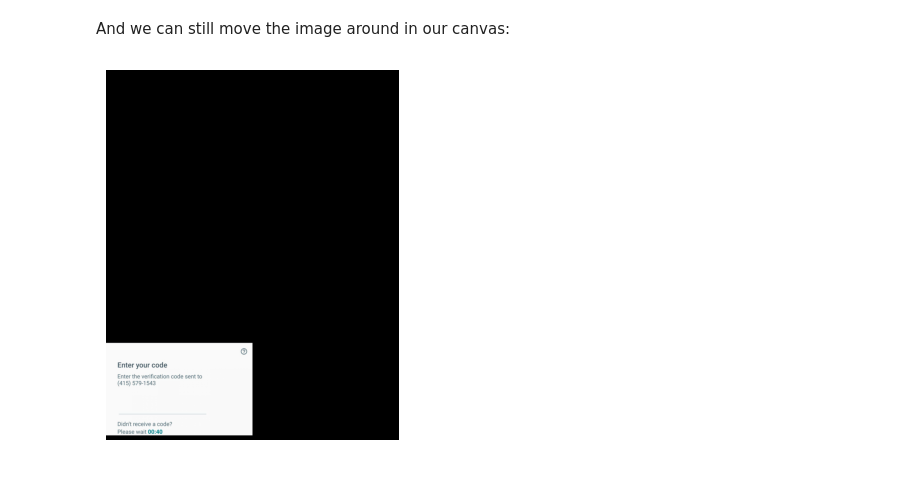
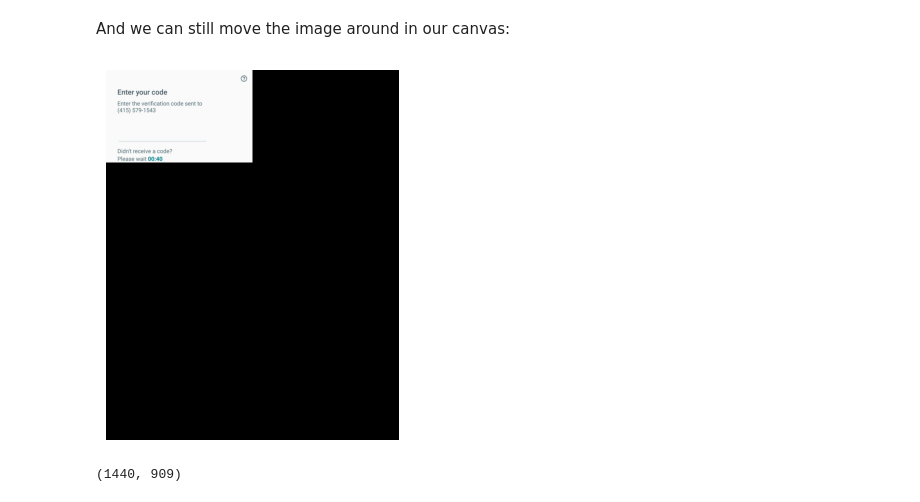
Before and after one commit to mowoe/bachelorthesis, a Jupyter notebook: 01_DifferentiableTranslation.ipynb, the cells around one changed output. Saved outputs shown, nothing was run; the diff lists cells and outputs as text; code cells hidden in the pictures.

```diff
--- a/01_DifferentiableTranslation.ipynb
+++ b/01_DifferentiableTranslation.ipynb
@@ -269,17 +269,21 @@ plt.show()
 And we can still move the image around in our canvas:
 # %%
 theta = np.array([
-    [2.0, 0.0,  0.9],
-    [0.0, 4.0, -2.9]
+    [2.0, 0.0,  1],
+    [0.0, 4.0, 3]
 ])
 theta_tensor = torch.as_tensor(theta)[None]
 canvas_size = (1,3,3636,2880)
 
 grid = F.affine_grid(theta_tensor, canvas_size).type(dtype)
 x = F.grid_sample(transform(segment_0).unsqueeze(0), grid)
 
 plt.imshow(x[0].permute(1, 2, 0).detach())
 plt.axis('off')
 plt.show()
 # %% [output]
-[figure, old version]
+[figure, new version]
+# %%
+segment_0.size
+# %% [output]
+(1440, 909)
```
Also changed, not shown: parts of 9 cells of this notebook, 2 other files.
